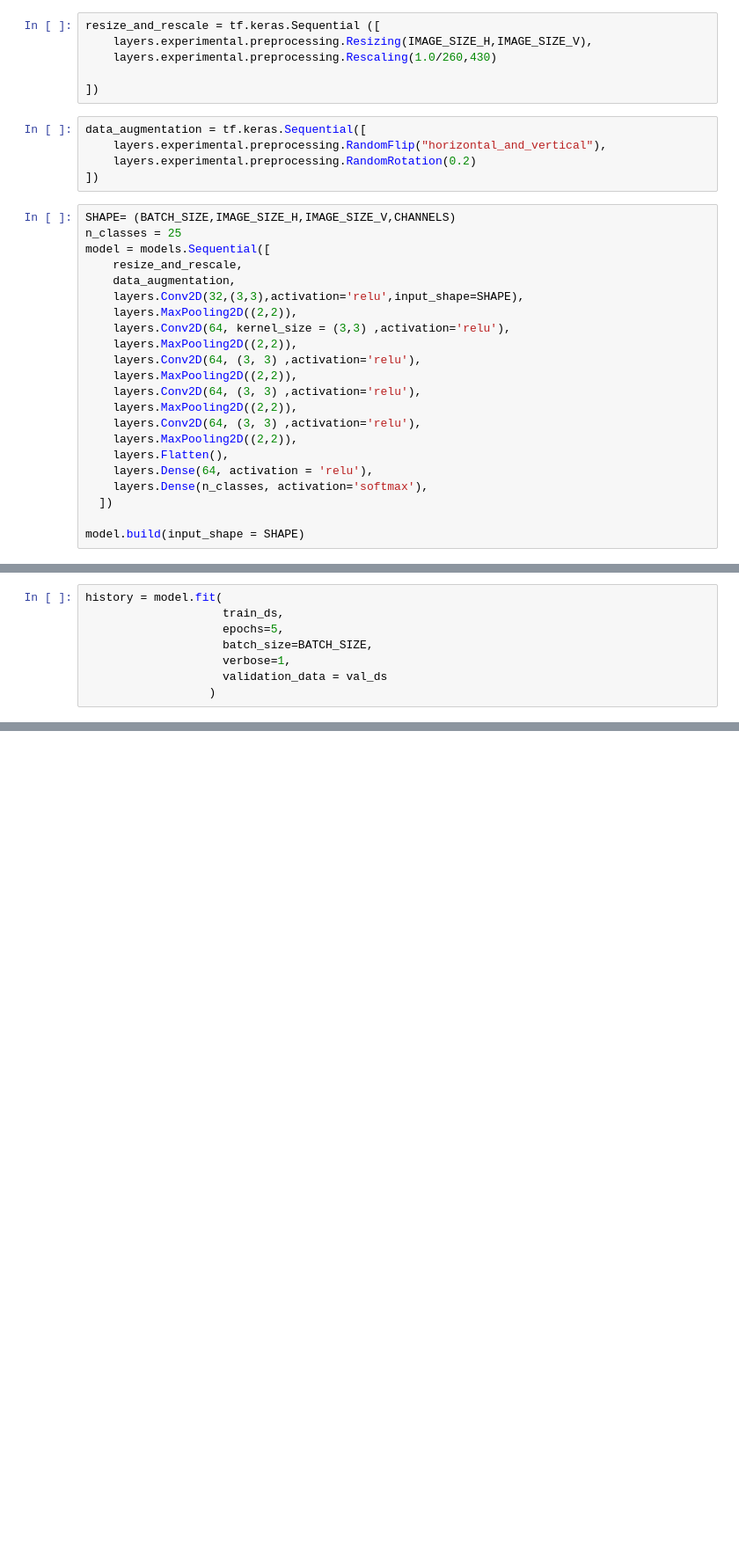
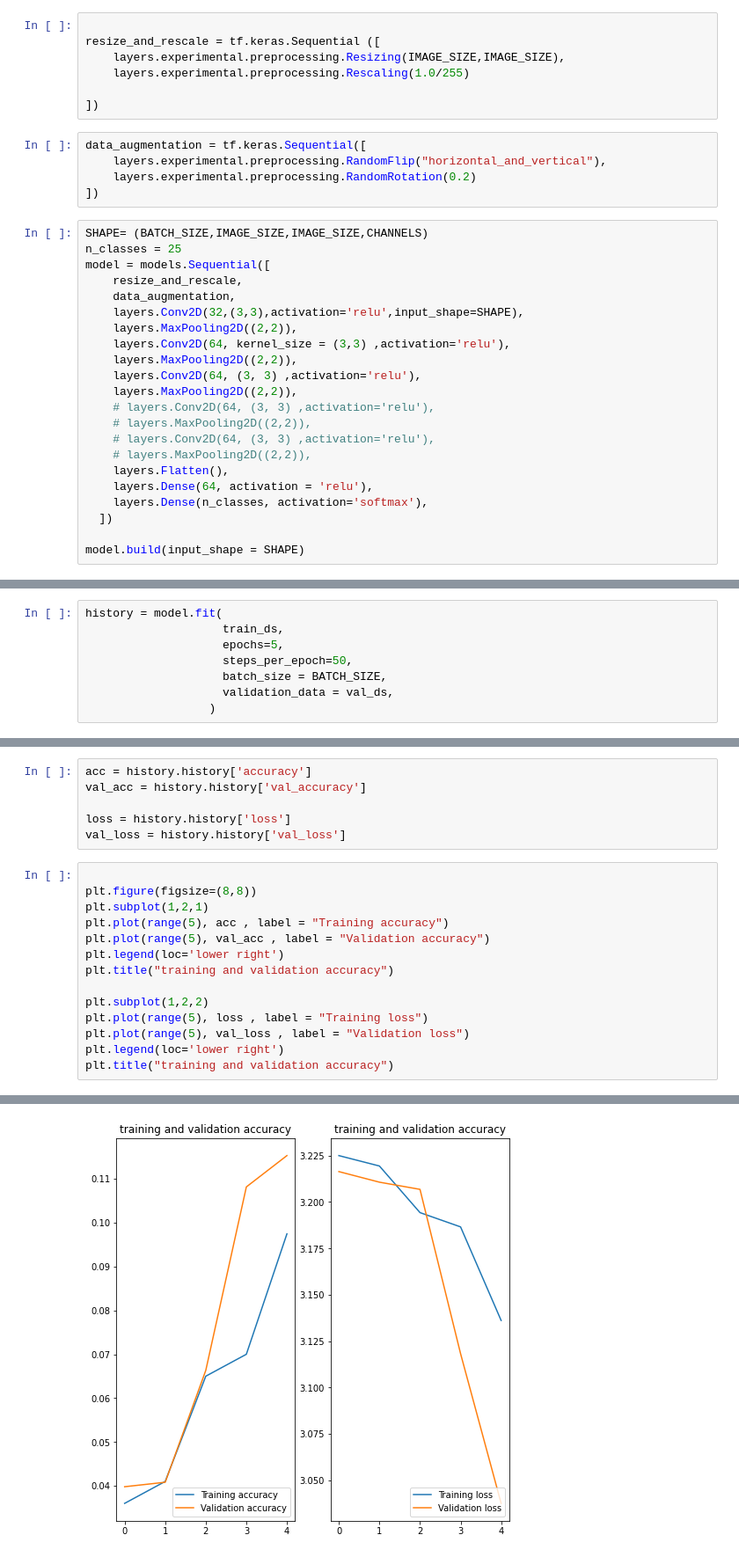
Before and after one commit to kunalNbadgujar/Sign-Language-Recognization, a Jupyter notebook: Sign_Language.ipynb, the cells around one changed output, grey strips where cells are left out. Shown at 88% size. Drawn from its saved outputs; the diff is of its cells as text; blank space fills up the shorter version.

```diff
--- a/Sign_Language.ipynb
+++ b/Sign_Language.ipynb
@@ -90,9 +92,10 @@ train_ds = train_ds.cache().shuffle(1000).prefetch(buffer_size=tf.data.AUTOTUNE)
 val_ds = val_ds.cache().shuffle(1000).prefetch(buffer_size=tf.data.AUTOTUNE)
 test_ds = test_ds.cache().shuffle(1000).prefetch(buffer_size=tf.data.AUTOTUNE)
 # %%
+
 resize_and_rescale = tf.keras.Sequential ([
-    layers.experimental.preprocessing.Resizing(IMAGE_SIZE_H,IMAGE_SIZE_V),
-    layers.experimental.preprocessing.Rescaling(1.0/260,430)
+    layers.experimental.preprocessing.Resizing(IMAGE_SIZE,IMAGE_SIZE),
+    layers.experimental.preprocessing.Rescaling(1.0/255)
 
 ])
 # %%
@@ -101,7 +104,7 @@ data_augmentation = tf.keras.Sequential([
     layers.experimental.preprocessing.RandomRotation(0.2)
 ])
 # %%
-SHAPE= (BATCH_SIZE,IMAGE_SIZE_H,IMAGE_SIZE_V,CHANNELS)
+SHAPE= (BATCH_SIZE,IMAGE_SIZE,IMAGE_SIZE,CHANNELS)
 n_classes = 25
 model = models.Sequential([
     resize_and_rescale,
@@ -112,10 +115,10 @@ model = models.Sequential([
     layers.MaxPooling2D((2,2)),
     layers.Conv2D(64, (3, 3) ,activation='relu'),
     layers.MaxPooling2D((2,2)),
-    layers.Conv2D(64, (3, 3) ,activation='relu'),
-    layers.MaxPooling2D((2,2)),
-    layers.Conv2D(64, (3, 3) ,activation='relu'),
-    layers.MaxPooling2D((2,2)),
+    # layers.Conv2D(64, (3, 3) ,activation='relu'),
+    # layers.MaxPooling2D((2,2)),
+    # layers.Conv2D(64, (3, 3) ,activation='relu'),
+    # layers.MaxPooling2D((2,2)),
     layers.Flatten(),
     layers.Dense(64, activation = 'relu'),
     layers.Dense(n_classes, activation='softmax'),
@@ -152,8 +156,8 @@ model.compile(
 history = model.fit(
                     train_ds,
                     epochs=5,
-                    batch_size=BATCH_SIZE,
-                    verbose=1,
-                    validation_data = val_ds
+                    steps_per_epoch=50,
+                    batch_size = BATCH_SIZE,
+                    validation_data = val_ds,
                   )
 # %% [output]
@@ -160,0 +174,21 @@ Epoch 1/50
+# %%
+acc = history.history['accuracy']
+val_acc = history.history['val_accuracy']
+
+loss = history.history['loss']
+val_loss = history.history['val_loss']
+# %%
+
+plt.figure(figsize=(8,8))
+plt.subplot(1,2,1)
+plt.plot(range(5), acc , label = "Training accuracy")
+plt.plot(range(5), val_acc , label = "Validation accuracy")
+plt.legend(loc='lower right')
+plt.title("training and validation accuracy")
+
+plt.subplot(1,2,2)
+plt.plot(range(5), loss , label = "Training loss")
+plt.plot(range(5), val_loss , label = "Validation loss")
+plt.legend(loc='lower right')
+plt.title("training and validation accuracy")
+# %% [output]
@@ -160,0 +196 @@ Epoch 1/50
+[figure, added]
```
Also changed, not shown: parts of 15 cells of this notebook.
